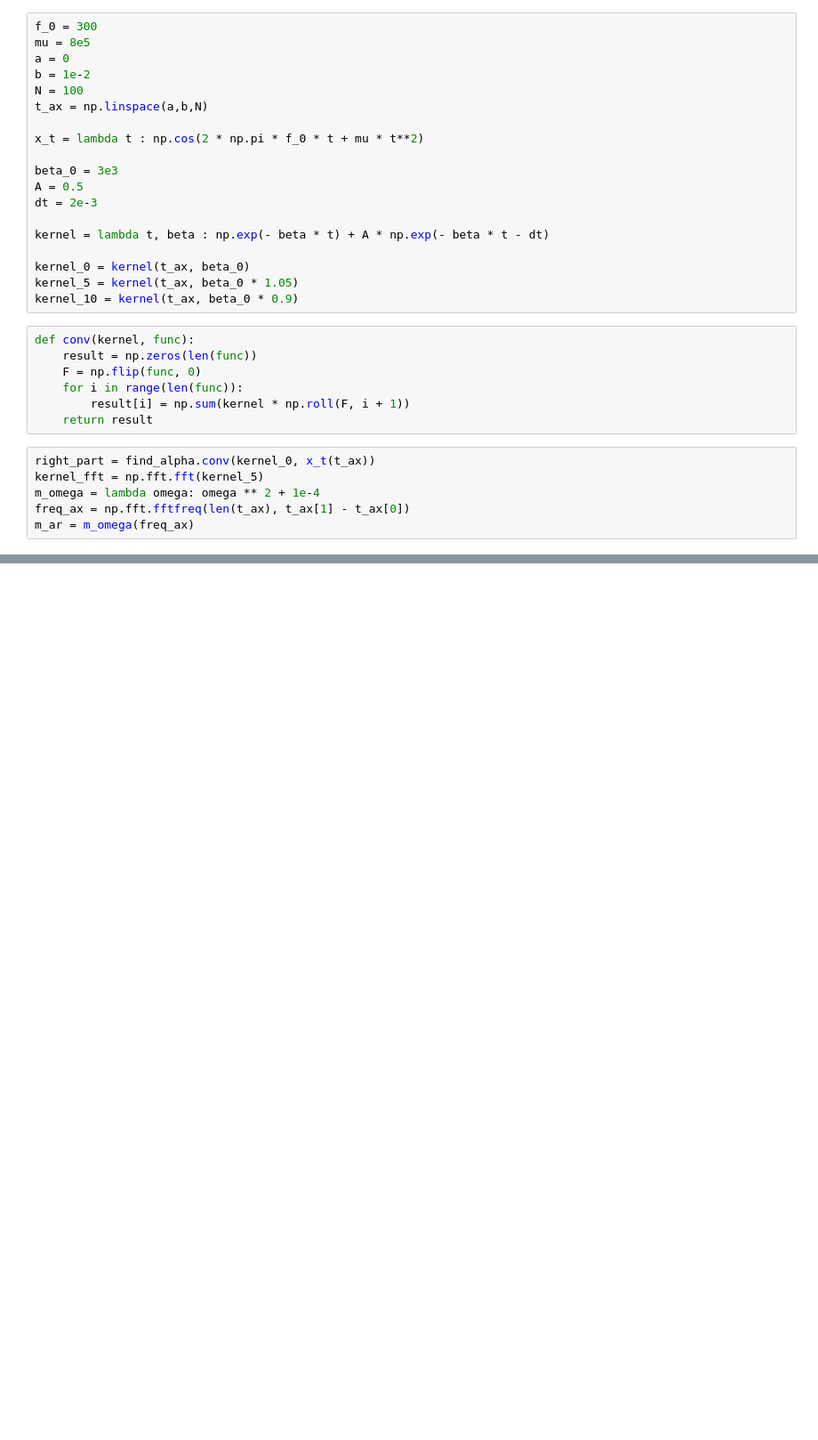
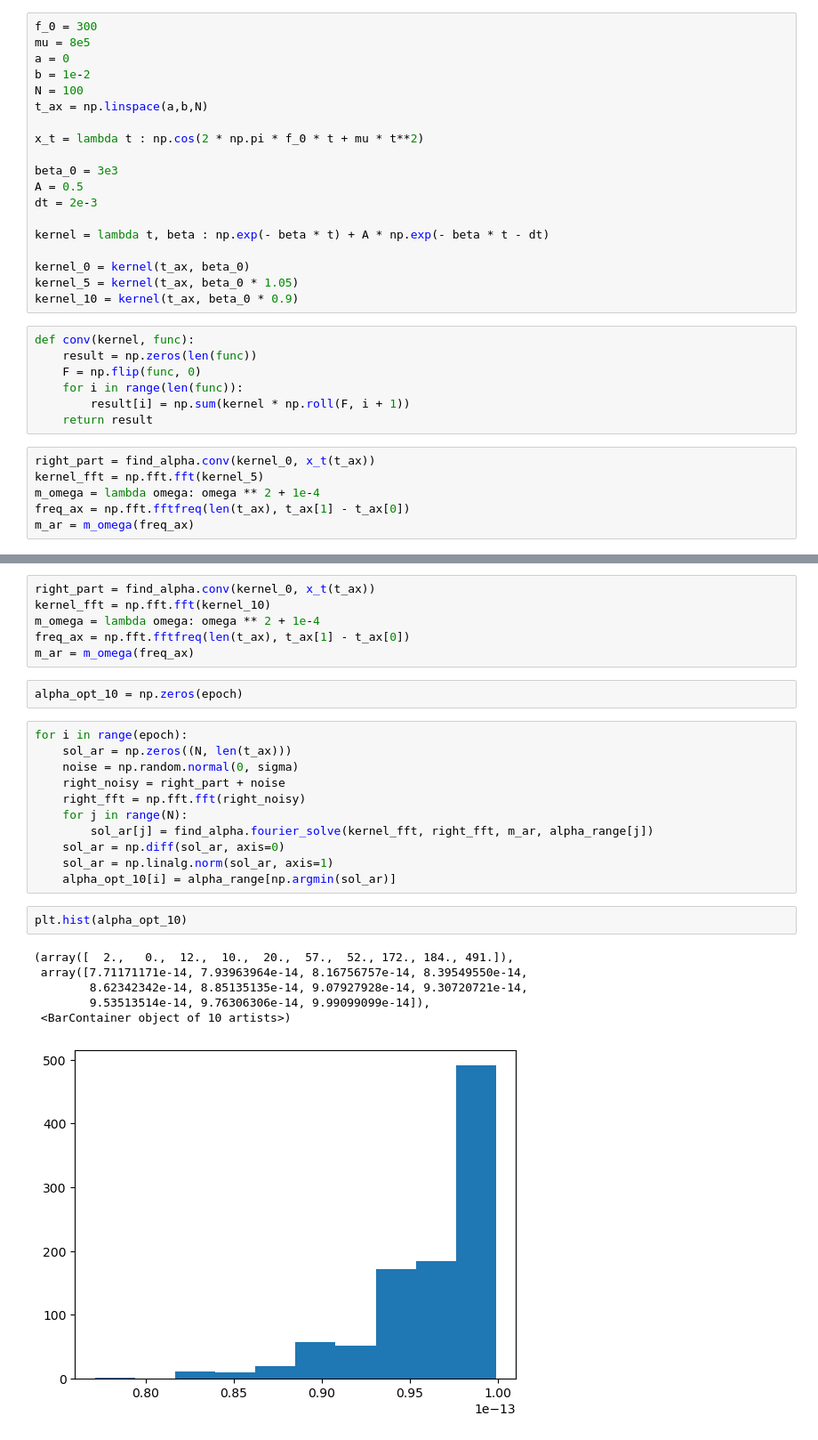
Before and after one commit to EHAT32/inverse, a Jupyter notebook: 7_10/changing_beta.ipynb, the cells around one changed output, grey strips where cells are left out. Shown at 89% size. Cells and saved outputs as stored; diff of their text form; blank space fills up the shorter version.

```diff
--- a/7_10/changing_beta.ipynb
+++ b/7_10/changing_beta.ipynb
@@ -62,0 +63,28 @@ plt.hist(alpha_opt)
+# %%
+right_part = find_alpha.conv(kernel_0, x_t(t_ax))
+kernel_fft = np.fft.fft(kernel_10)
+m_omega = lambda omega: omega ** 2 + 1e-4
+freq_ax = np.fft.fftfreq(len(t_ax), t_ax[1] - t_ax[0])
+m_ar = m_omega(freq_ax)
+# %%
+alpha_opt_10 = np.zeros(epoch)
+# %%
+for i in range(epoch):
+    sol_ar = np.zeros((N, len(t_ax)))
+    noise = np.random.normal(0, sigma)
+    right_noisy = right_part + noise
+    right_fft = np.fft.fft(right_noisy)
+    for j in range(N):
+        sol_ar[j] = find_alpha.fourier_solve(kernel_fft, right_fft, m_ar, alpha_range[j])
+    sol_ar = np.diff(sol_ar, axis=0)
+    sol_ar = np.linalg.norm(sol_ar, axis=1)
+    alpha_opt_10[i] = alpha_range[np.argmin(sol_ar)]
+# %%
+plt.hist(alpha_opt_10)
+# %% [output]
+(array([  2.,   0.,  12.,  10.,  20.,  57.,  52., 172., 184., 491.]),
+ array([7.71171171e-14, 7.93963964e-14, 8.16756757e-14, 8.39549550e-14,
+        8.62342342e-14, 8.85135135e-14, 9.07927928e-14, 9.30720721e-14,
+        9.53513514e-14, 9.76306306e-14, 9.99099099e-14]),
+ <BarContainer object of 10 artists>)
+[figure, added]
```
Also changed, not shown: parts of 9 cells of this notebook, 6 other files.
